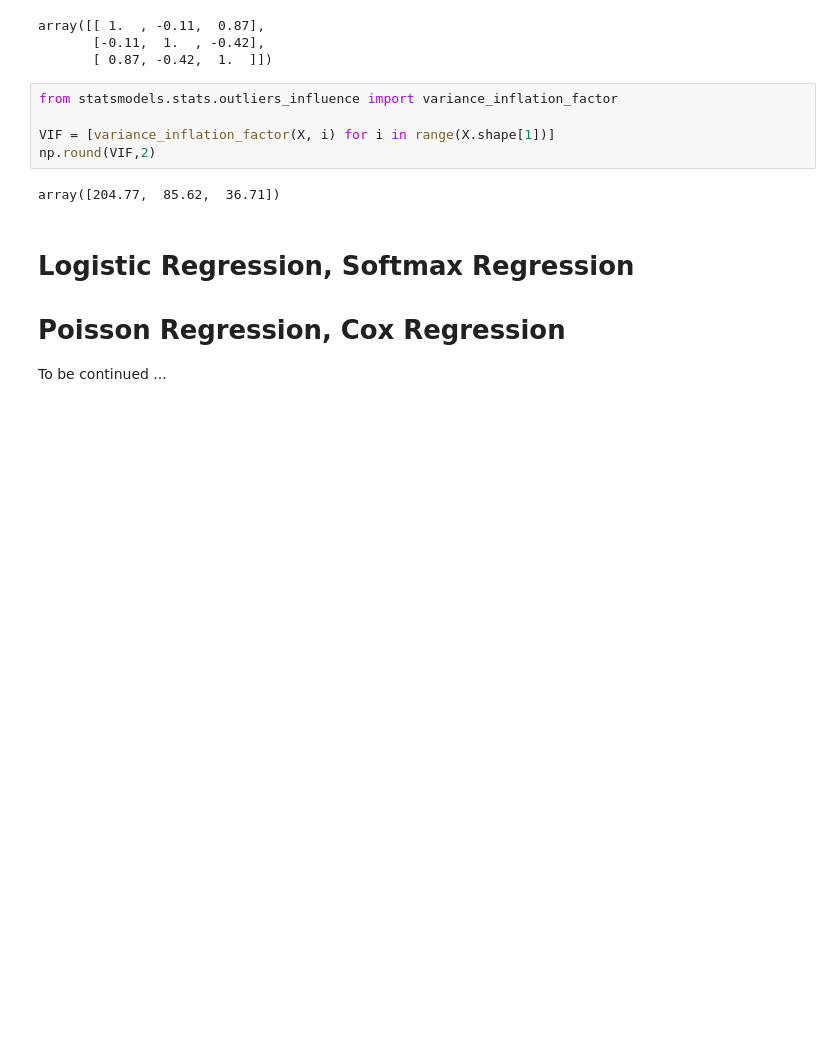
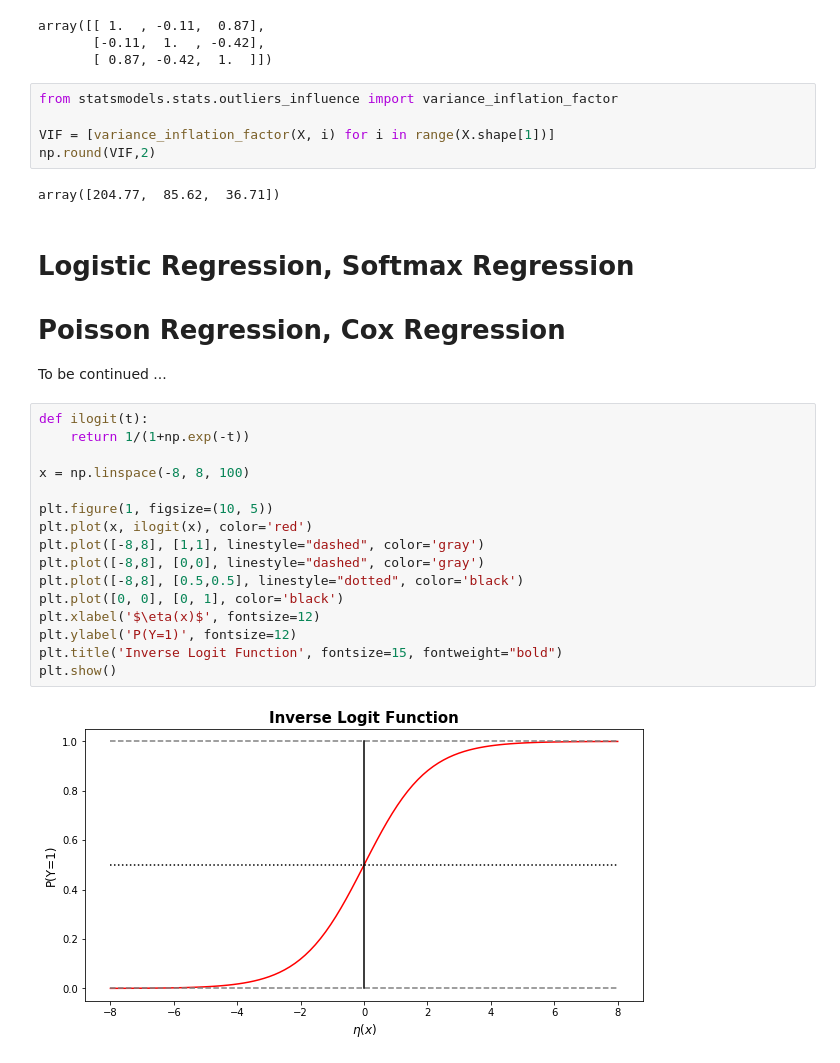
Before and after one commit to anhnguyendepocen/Stat3612, a Jupyter notebook: Lecture3/Lecture3 Generalized Linear Models.ipynb, the cells around one changed output. Drawn from its saved outputs; the diff is of its cells as text; blank space fills up the shorter version.

```diff
--- a/Lecture3/Lecture3 Generalized Linear Models.ipynb
+++ b/Lecture3/Lecture3 Generalized Linear Models.ipynb
@@ -100,3 +100,21 @@ array([204.77,  85.62,  36.71])
 # Poisson Regression, Cox Regression
 
 To be continued ...
+# %%
+def ilogit(t):
+    return 1/(1+np.exp(-t))
+
+x = np.linspace(-8, 8, 100)
+
+plt.figure(1, figsize=(10, 5))
+plt.plot(x, ilogit(x), color='red')
+plt.plot([-8,8], [1,1], linestyle="dashed", color='gray')
+plt.plot([-8,8], [0,0], linestyle="dashed", color='gray')
+plt.plot([-8,8], [0.5,0.5], linestyle="dotted", color='black')
+plt.plot([0, 0], [0, 1], color='black')
+plt.xlabel('$\eta(x)$', fontsize=12)
+plt.ylabel('P(Y=1)', fontsize=12)
+plt.title('Inverse Logit Function', fontsize=15, fontweight="bold")
+plt.show()
+# %% [output]
+[figure, added]
```
Also changed, not shown: parts of 7 cells of this notebook.
